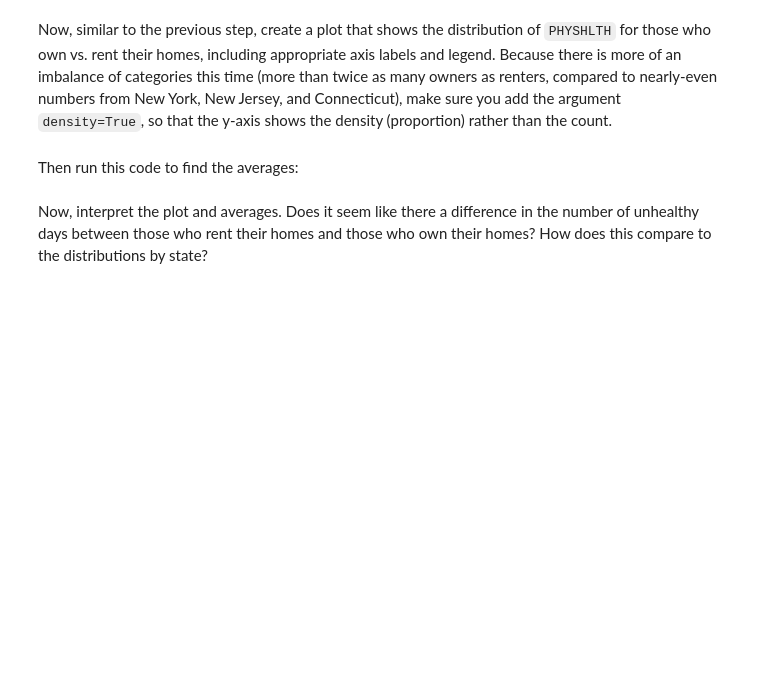
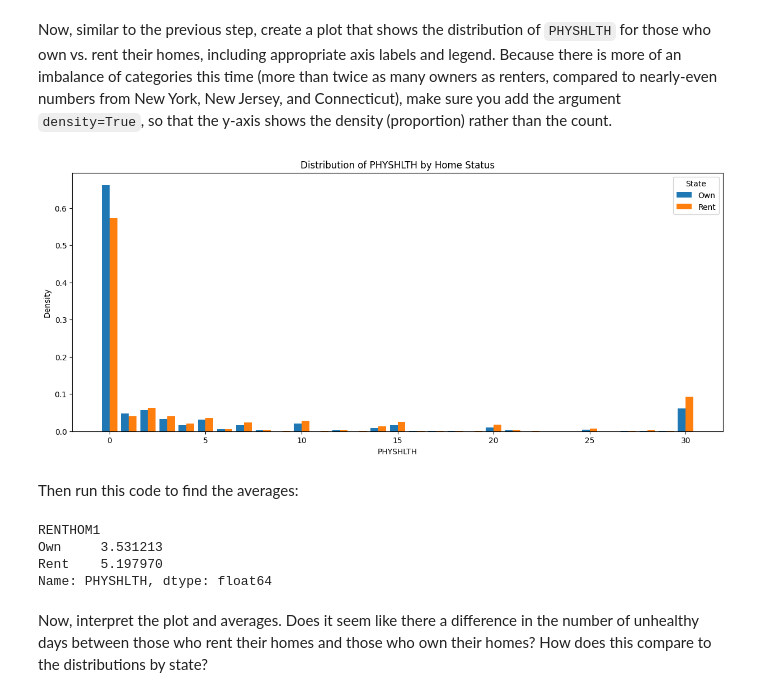
Before and after one commit to AndrewReusche/dsc-hypothesis-testing-lab, a Jupyter notebook: index.ipynb, the cells around one changed output. Drawn from its saved outputs; the diff is of its cells as text; code cells hidden in the pictures; blank space fills up the shorter version.

```diff
--- a/index.ipynb
+++ b/index.ipynb
@@ -314,0 +369,3 @@ In the cell below, modify `df` so that we have dropped all records where the `RE
+# %%
+df = df[df['RENTHOM1'].isin([1, 2])]
+len(df['RENTHOM1'])
@@ -314,0 +374,5 @@ In the cell below, modify `df` so that we have dropped all records where the `RE
+# %%
+# Your code here
+
+house= {1: 'Own', 2:'Rent'}
+df['RENTHOM1']=df['RENTHOM1'].map(house)
@@ -332,8 +408,36 @@ Now, similar to the previous step, create a plot that shows the distribution of
+# %%
+# Your code here
+
+Own = df.loc[df["RENTHOM1"] == "Own", "PHYSHLTH"]
+Rent = df.loc[df["RENTHOM1"] == "Rent", "PHYSHLTH"]
+
+
+fig, ax = plt.subplots(figsize=(15, 6))
+
+ax.hist(
+    x=[Own, Rent],
+    label=["Own", "Rent"],
+    density= True,
+    bins= range(32),
+    align="left")
+
+ax.set_xlabel("PHYSHLTH")
+ax.set_ylabel("Density")
+ax.set_title("Distribution of PHYSHLTH by Home Status")
+
+ax.legend(title="State");
+# %% [output]
+[figure, added]
 # %% [markdown]
 Then run this code to find the averages:
 # %%
 # Run this cell without changes
 df.groupby("RENTHOM1")["PHYSHLTH"].mean()
+# %% [output]
+RENTHOM1
+Own     3.531213
+Rent    5.197970
+Name: PHYSHLTH, dtype: float64
 # %% [markdown]
 Now, interpret the plot and averages. Does it seem like there a difference in the number of unhealthy days between those who rent their homes and those who own their homes? How does this compare to the distributions by state?
 # %%
```
Also changed, not shown: parts of 17 cells of this notebook.
